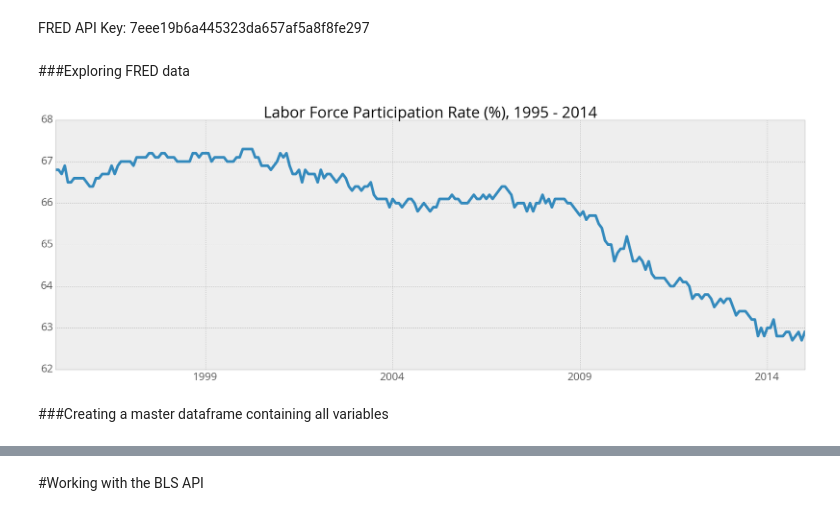
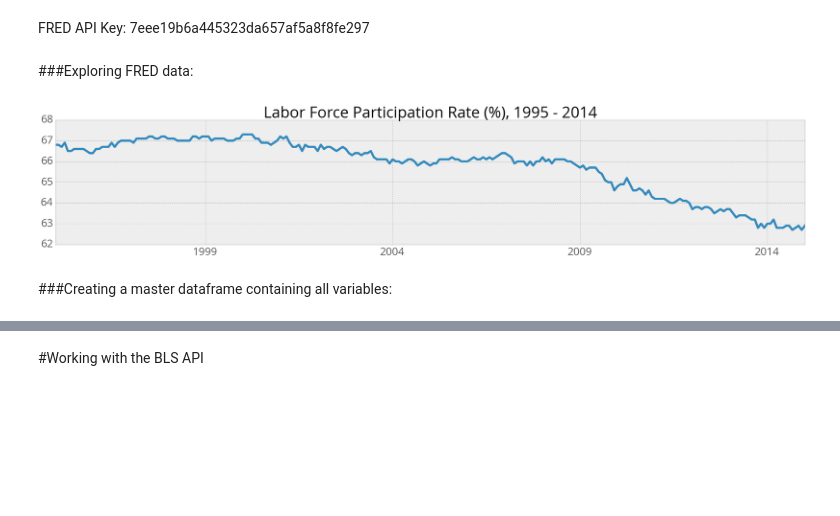
Before and after one commit to c-trl/economic-trends-vs-headline-sentiment-nlp-analysis, a Jupyter notebook: fred-api.ipynb, the cells around one changed output, grey strips where cells are left out. Drawn from its saved outputs; the diff is of its cells as text; code cells hidden in the pictures; blank space fills up the shorter version.

```diff
--- a/fred-api.ipynb
+++ b/fred-api.ipynb
@@ -18,8 +18,9 @@ bigfont = {'family' : 'Open Sans',
         'size'   : 36,
         'color'  : '#333333'}
 # %%
-mpl.rc('font', family='open sans', weight='normal', size=24.0)
-mpl.rc('lines', linewidth=6)
+mpl.rc('font', **font)
+mpl.rc('lines', linewidth=5)
+mpl.rcParams['legend.fontsize'] = 20
 # %% [markdown]
 #Notes:
 # %% [markdown]
@@ -67,7 +68,7 @@ from fredapi import Fred
 # %%
 fred = Fred(api_key='7eee19b6a445323da657af5a8f8fe297')
 # %% [markdown]
-###Exploring FRED data
+###Exploring FRED data:
 # %%
 get = fred.get_series
 summary = fred.get_series_info
@@ -97,11 +98,11 @@ FFR = 'FEDFUNDS' #federal funds rate
 all_vars = [GDP, UNE, LFP, CPI, PSR, PCE, PCI, M2V, SP5, PPP, DLQ, IVS, UNC, FFR]
 # %%
 #test = get(GDP, observation_start='01/01/1995').plot(figsize=(30,10), title='US Real GDP ($), 1995 - 2014')
-test = get(LFP, observation_start='01/01/1995').plot(figsize=(30,10), title='Labor Force Participation Rate (%), 1995 - 2014')
+test = get(LFP, observation_start='01/01/1995').plot(figsize=(30,5), title='Labor Force Participation Rate (%), 1995 - 2014')
 # %% [output]
-[figure, old version]
+[figure, new version]
 # %% [markdown]
-###Creating a master dataframe containing all variables
+###Creating a master dataframe containing all variables:
 # %%
 df = pd.DataFrame()
 df['Federal Funds Rate'] = get(FFR, observation_start='01/01/1995')
```
Also changed, not shown: parts of 10 cells of this notebook.
